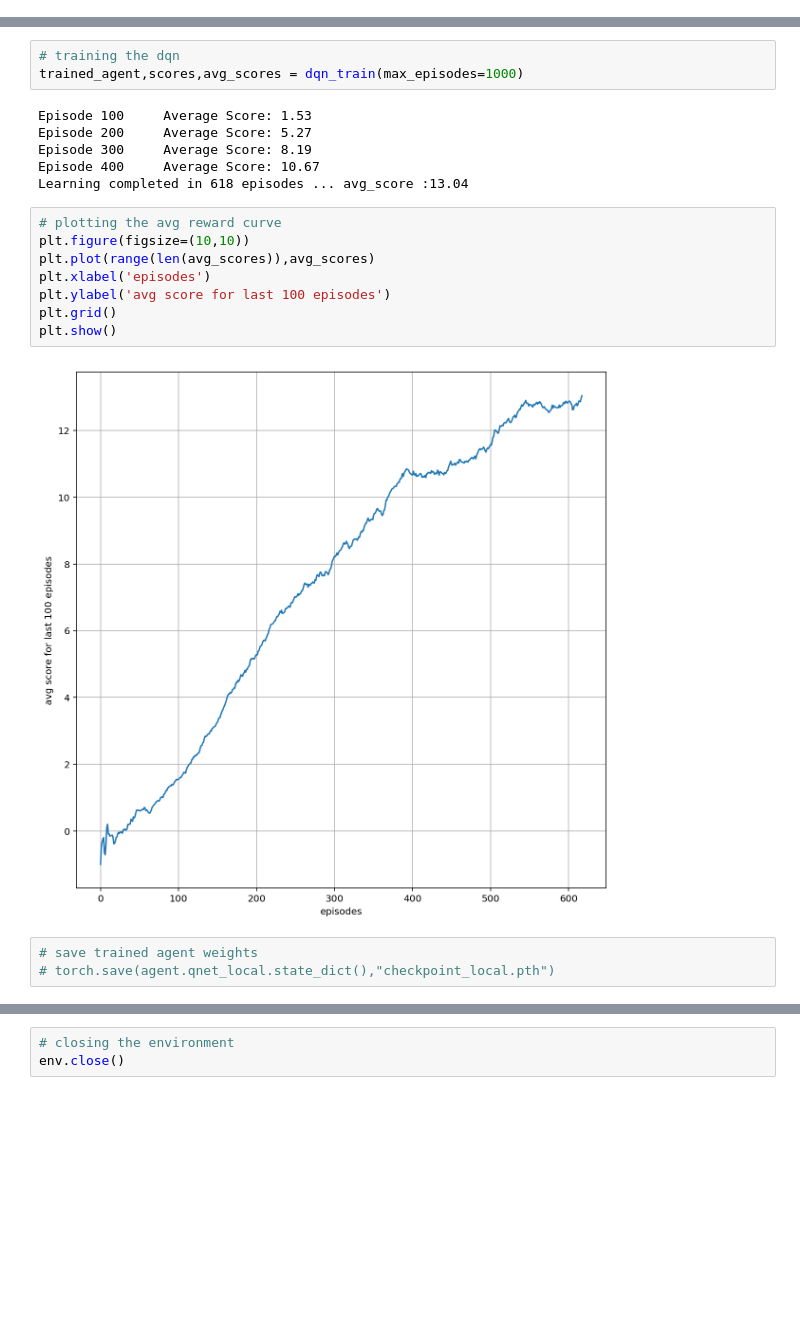
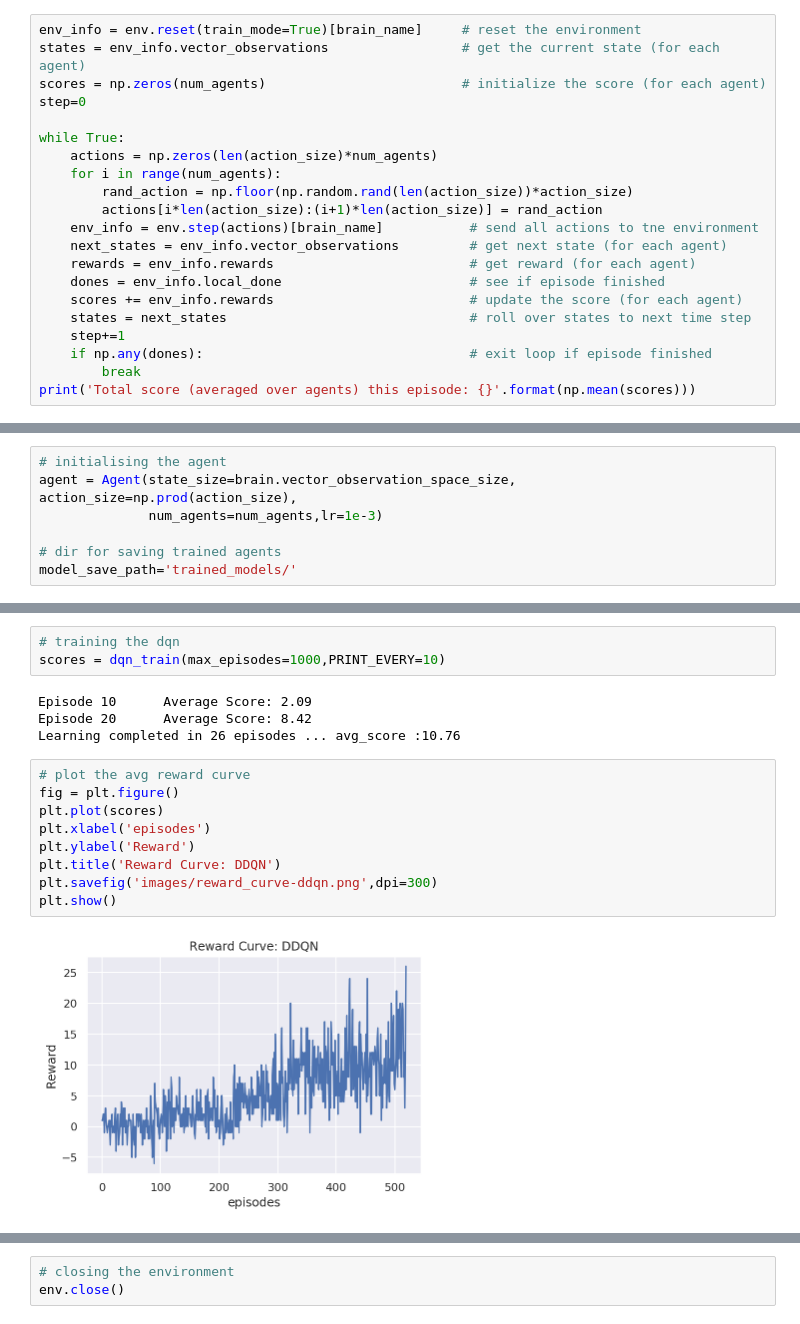
Before and after one commit to 1jsingh/rl_navigation, a Jupyter notebook: Navigation.ipynb, the cells around one changed output, grey strips where cells are left out. Saved outputs shown, nothing was run; the diff lists cells and outputs as text; blank space fills up the shorter version.

Commit message:
fix: handle multi agent environment for parallel data collection

```diff
--- a/Navigation.ipynb
+++ b/Navigation.ipynb
@@ -50,0 +121,21 @@ Unity brain name: BananaBrain
+# %%
+env_info = env.reset(train_mode=True)[brain_name]     # reset the environment
+states = env_info.vector_observations                 # get the current state (for each agent)
+scores = np.zeros(num_agents)                         # initialize the score (for each agent)
+step=0
+
+while True:
+    actions = np.zeros(len(action_size)*num_agents)
+    for i in range(num_agents):
+        rand_action = np.floor(np.random.rand(len(action_size))*action_size)
+        actions[i*len(action_size):(i+1)*len(action_size)] = rand_action
+    env_info = env.step(actions)[brain_name]           # send all actions to tne environment
+    next_states = env_info.vector_observations         # get next state (for each agent)
+    rewards = env_info.rewards                         # get reward (for each agent)
+    dones = env_info.local_done                        # see if episode finished
+    scores += env_info.rewards                         # update the score (for each agent)
+    states = next_states                               # roll over states to next time step
+    step+=1
+    if np.any(dones):                                  # exit loop if episode finished
+        break
+print('Total score (averaged over agents) this episode: {}'.format(np.mean(scores)))
@@ -50,0 +151,7 @@ Unity brain name: BananaBrain
+# %%
+# initialising the agent
+agent = Agent(state_size=brain.vector_observation_space_size, action_size=np.prod(action_size),
+              num_agents=num_agents,lr=1e-3)
+
+# dir for saving trained agents
+model_save_path='trained_models/'
@@ -124,22 +252,18 @@ def dqn_train(max_episodes=1000,max_t=1000,eps_start=1.0,eps_end=1e-2,eps_decay=
 # %%
 # training the dqn
-trained_agent,scores,avg_scores = dqn_train(max_episodes=1000)
+scores = dqn_train(max_episodes=1000,PRINT_EVERY=10)
 # %% [output]
-Episode 100     Average Score: 1.53
-Episode 200     Average Score: 5.27
-Episode 300     Average Score: 8.19
-Episode 400     Average Score: 10.67
-Learning completed in 618 episodes ... avg_score :13.04
+Episode 10      Average Score: 2.09
+Episode 20      Average Score: 8.42
+Learning completed in 26 episodes ... avg_score :10.76
 # %%
-# plotting the avg reward curve
-plt.figure(figsize=(10,10))
-plt.plot(range(len(avg_scores)),avg_scores)
+# plot the avg reward curve
+fig = plt.figure()
+plt.plot(scores)
 plt.xlabel('episodes')
-plt.ylabel('avg score for last 100 episodes')
-plt.grid()
+plt.ylabel('Reward')
+plt.title('Reward Curve: DDQN')
+plt.savefig('images/reward_curve-ddqn.png',dpi=300)
 plt.show()
 # %% [output]
-[figure, old version]
+[figure, new version]
-# %%
-# save trained agent weights
-# torch.save(agent.qnet_local.state_dict(),"checkpoint_local.pth")
```
Also changed, not shown: parts of 19 cells of this notebook, 8 other files.
